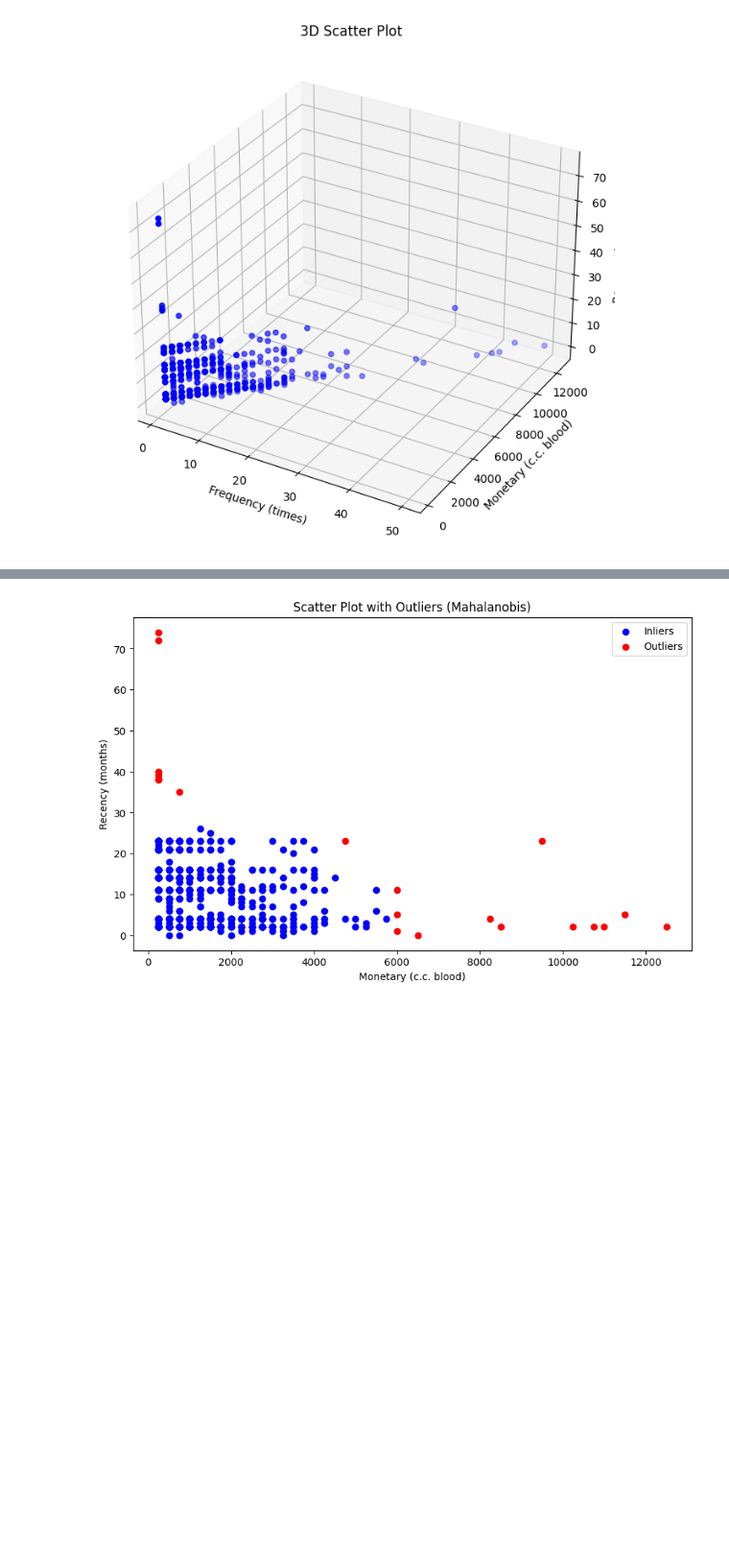
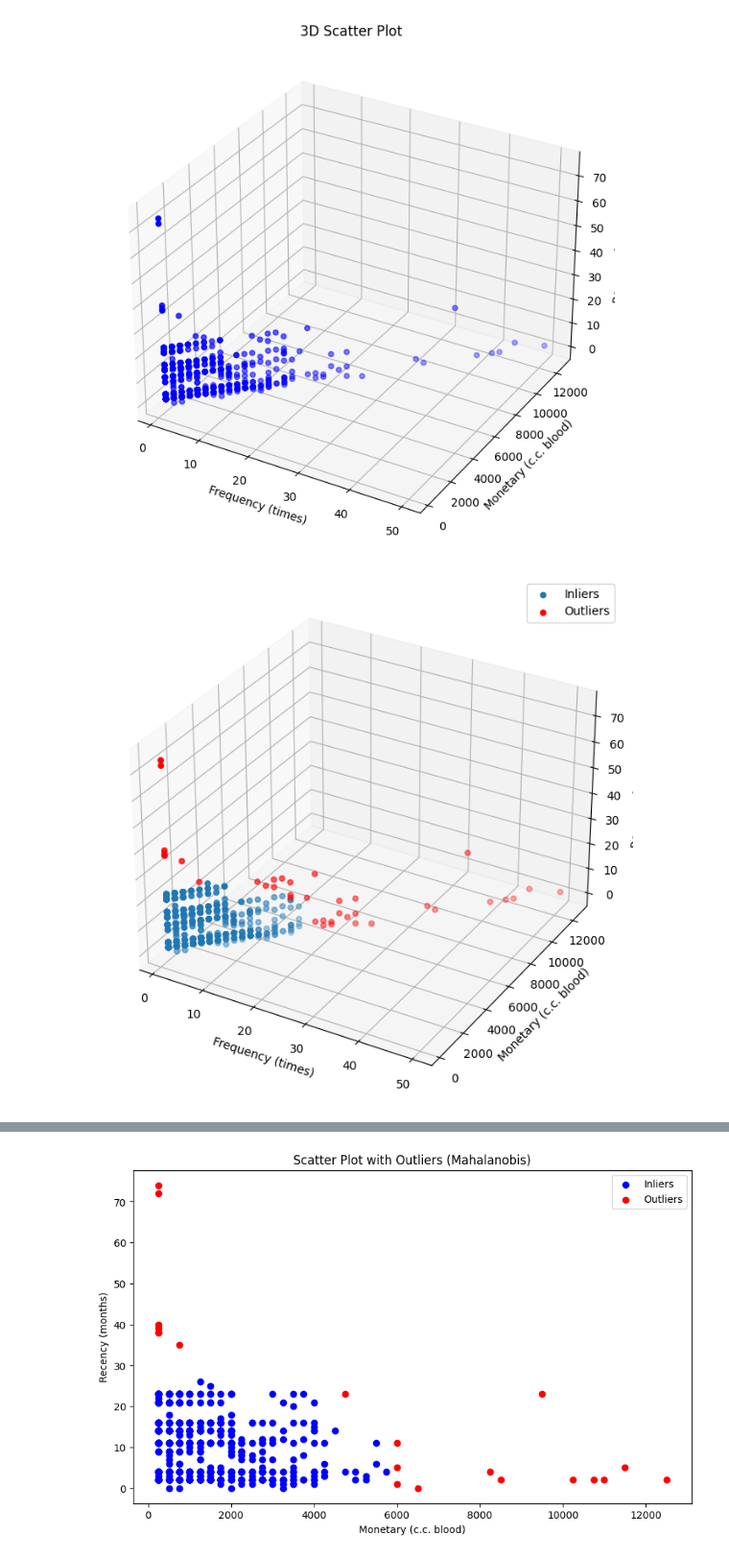
Before and after one commit to amirhoseinkaram/Blood-Transfusion-Service-Center, a Jupyter notebook: Blood-Transfusion-Service-Center.ipynb, the cells around one changed output, grey strips where cells are left out. Shown at 96% size. Cells and saved outputs as stored; diff of their text form; code cells hidden in the pictures; blank space fills up the shorter version.

```diff
--- a/Blood-Transfusion-Service-Center.ipynb
+++ b/Blood-Transfusion-Service-Center.ipynb
@@ -1636,4 +1421,31 @@ ax.set_title('3D Scatter Plot')
 plt.show()
 # %% [output]
 [figure]
+# %%
+x = df[['Frequency (times)', 'Monetary (c.c. blood)', 'Recency (months)']].values
+cov = np.cov(x, rowvar=False)
+inv_cov = np.linalg.inv(cov)
+
+mean = np.mean(x, axis=0)
+mahalanobis_distances = [distance.mahalanobis(point, mean, inv_cov) for point in x]
+
+threshold = np.percentile(mahalanobis_distances, 95)  # Adjust the percentile as needed
+outlier_indices = mahalanobis_distances > threshold
+outliers = x[outlier_indices]
+inliers = x[~outlier_indices] # Select inliers
+
+fig = plt.figure(figsize=(10, 8))
+ax = fig.add_subplot(111, projection='3d')
+
+# Plot inliers and outliers separately
+
+ax.scatter(inliers[:, 0], inliers[:, 1], inliers[:, 2], label='Inliers')
+ax.scatter(outliers[:, 0], outliers[:, 1], outliers[:, 2], c='r', label='Outliers')
+ax.set_xlabel('Frequency (times)')
+ax.set_ylabel('Monetary (c.c. blood)')
+ax.set_zlabel('Recency (months)')
+ax.legend()
+plt.show()
+# %% [output]
+[figure, added]
 # %%
```
Also changed, not shown: parts of 78 cells of this notebook, 2 other files.
